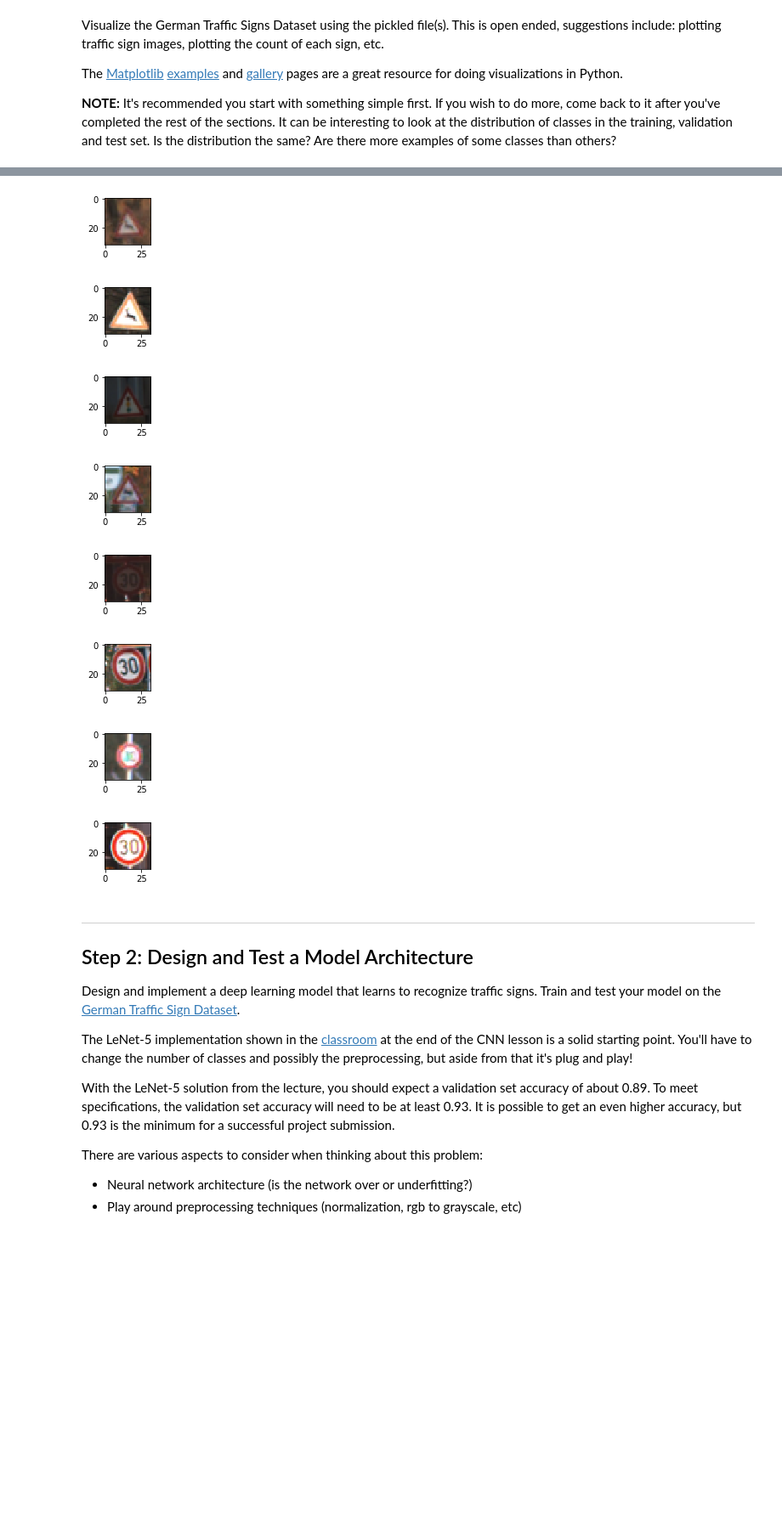
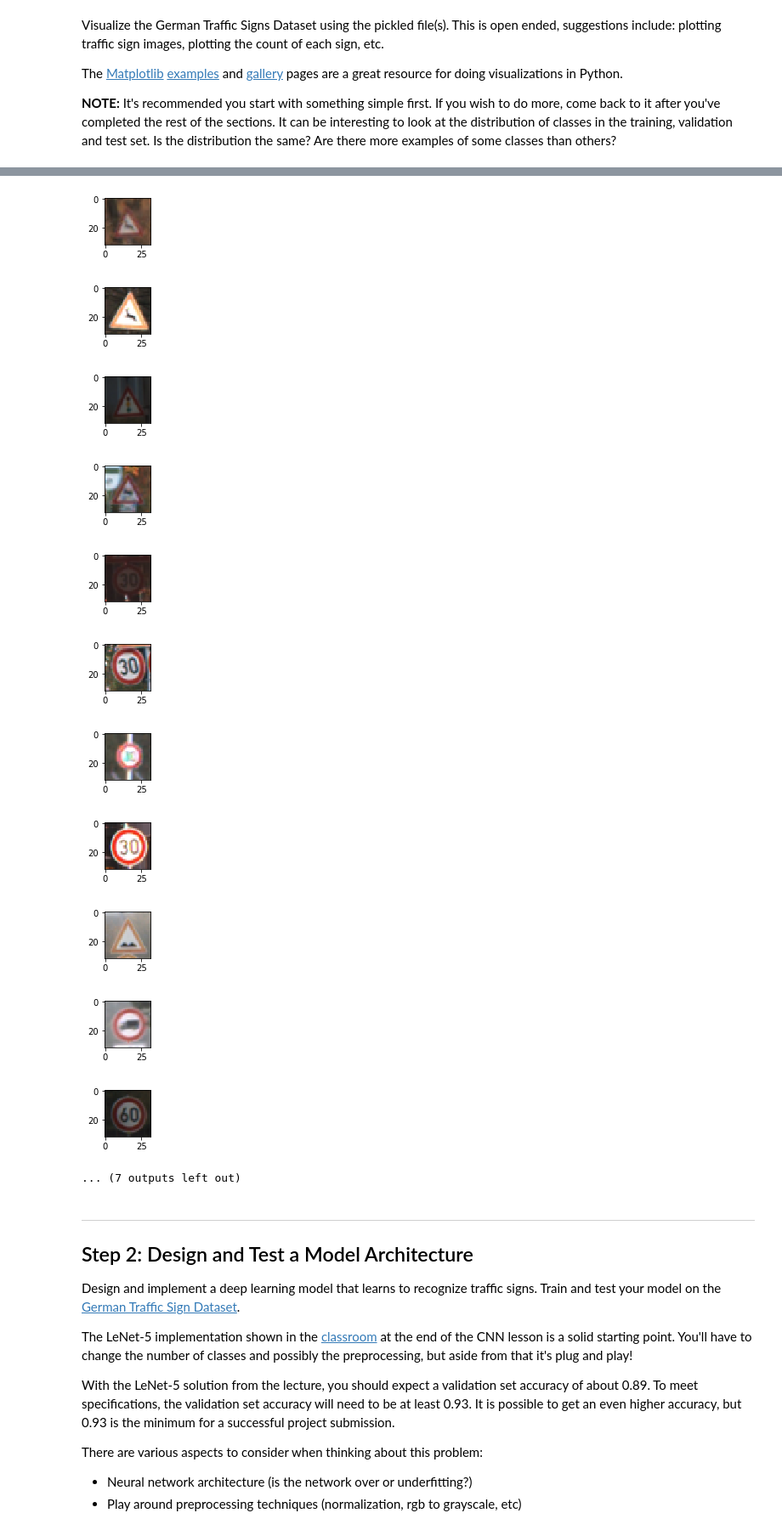
Before and after one commit to hc167/Udacity-SDC-Term-One-Traffic_Sign_Classifier, a Jupyter notebook: Traffic_Sign_Classifier.ipynb, the cells around one changed output, grey strips where cells are left out. Shown: that part at 85% size. Drawn from its saved outputs; the diff is of its cells as text; code cells hidden in the pictures; blank space fills up the shorter version.

```diff
--- a/Traffic_Sign_Classifier.ipynb
+++ b/Traffic_Sign_Classifier.ipynb
@@ -149,7 +153,7 @@ import matplotlib.pyplot as plt
 %matplotlib inline
 
 #index = random.randint(0, len(X_train))
-for i in range(8):
+for i in range(18):
     image = X_train[i*550+300].squeeze()
 
     plt.figure(figsize=(1,1))
@@ -167,11 +181,15 @@ for i in range(8):
 [figure]
 [figure]
 [figure]
 [figure]
 [figure]
 [figure]
 [figure]
 [figure]
+[figure, added]
+[figure, added]
+[figure, added]
+... (7 outputs left out)
 # %% [markdown]
 ----
 
```
Also changed, not shown: parts of 8 cells of this notebook.
